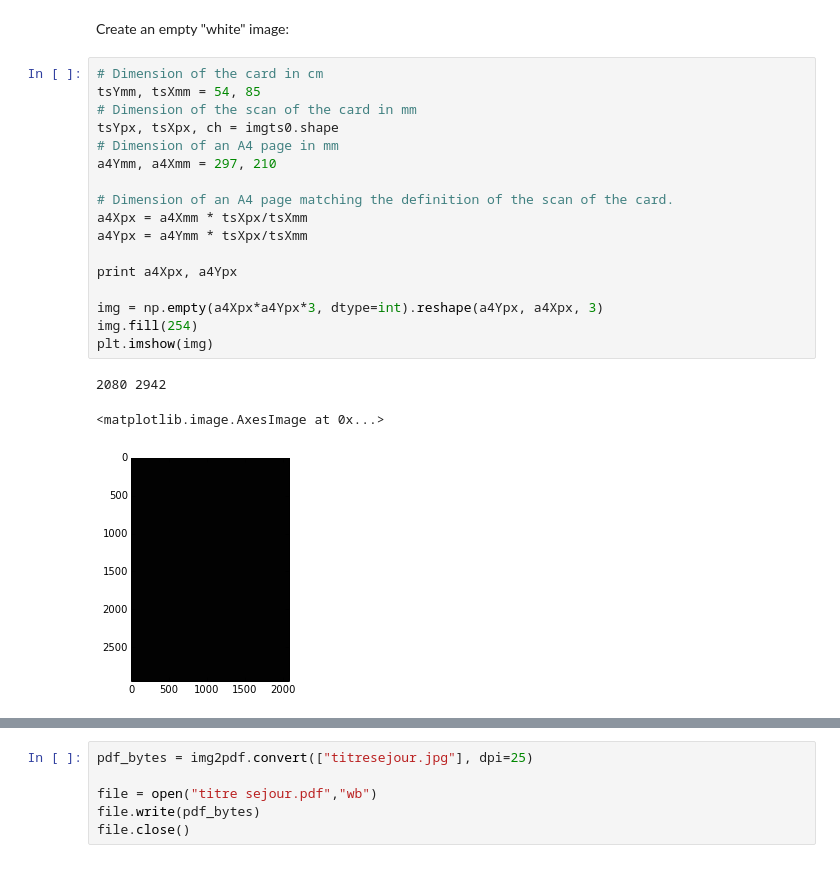
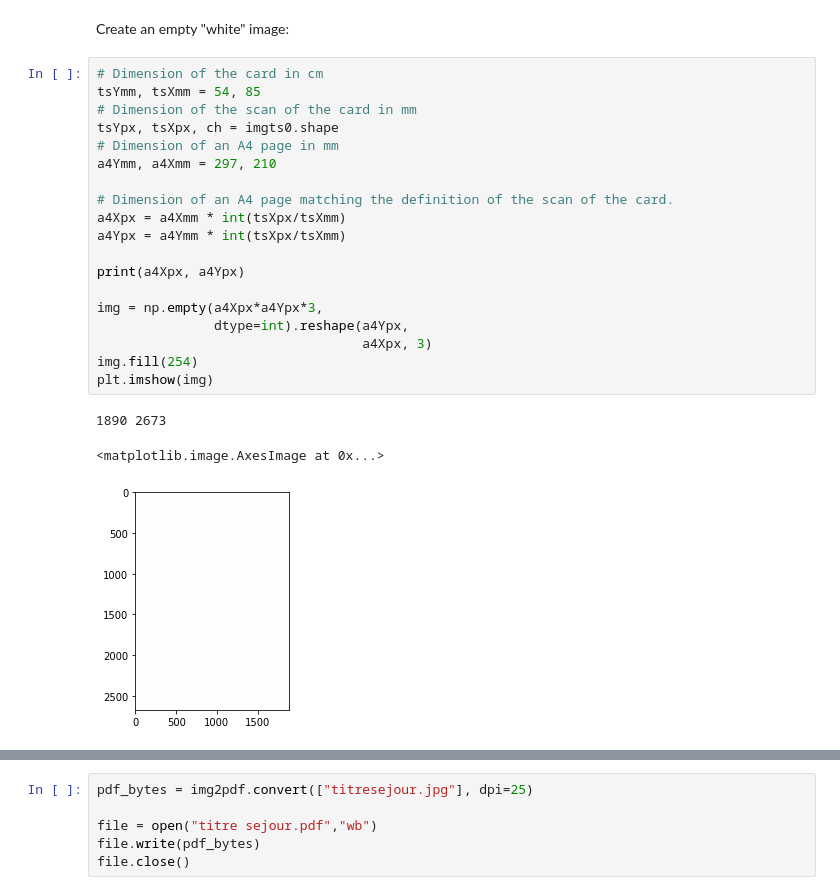
Before and after one commit to SylvainRoy/bscan, a Jupyter notebook: notebook.ipynb, the cells around one changed output, grey strips where cells are left out. Cells and saved outputs as stored; diff of their text form.

```diff
--- a/notebook.ipynb
+++ b/notebook.ipynb
@@ -449,23 +458,25 @@ Create an empty "white" image:
 # %%
 # Dimension of the card in cm
 tsYmm, tsXmm = 54, 85
 # Dimension of the scan of the card in mm
 tsYpx, tsXpx, ch = imgts0.shape
 # Dimension of an A4 page in mm
 a4Ymm, a4Xmm = 297, 210
 
 # Dimension of an A4 page matching the definition of the scan of the card.
-a4Xpx = a4Xmm * tsXpx/tsXmm
-a4Ypx = a4Ymm * tsXpx/tsXmm
+a4Xpx = a4Xmm * int(tsXpx/tsXmm)
+a4Ypx = a4Ymm * int(tsXpx/tsXmm)
 
-print a4Xpx, a4Ypx
+print(a4Xpx, a4Ypx)
 
-img = np.empty(a4Xpx*a4Ypx*3, dtype=int).reshape(a4Ypx, a4Xpx, 3)
+img = np.empty(a4Xpx*a4Ypx*3,
+               dtype=int).reshape(a4Ypx,
+                                  a4Xpx, 3)
 img.fill(254)
 plt.imshow(img)
 # %% [output]
-2080 2942
+1890 2673
 <matplotlib.image.AxesImage at 0x...>
-[figure, old version]
+[figure, new version]
 # %%
 # Add first image in the middle of the top half
```
Also changed, not shown: parts of 21 cells of this notebook, 3 other files.
